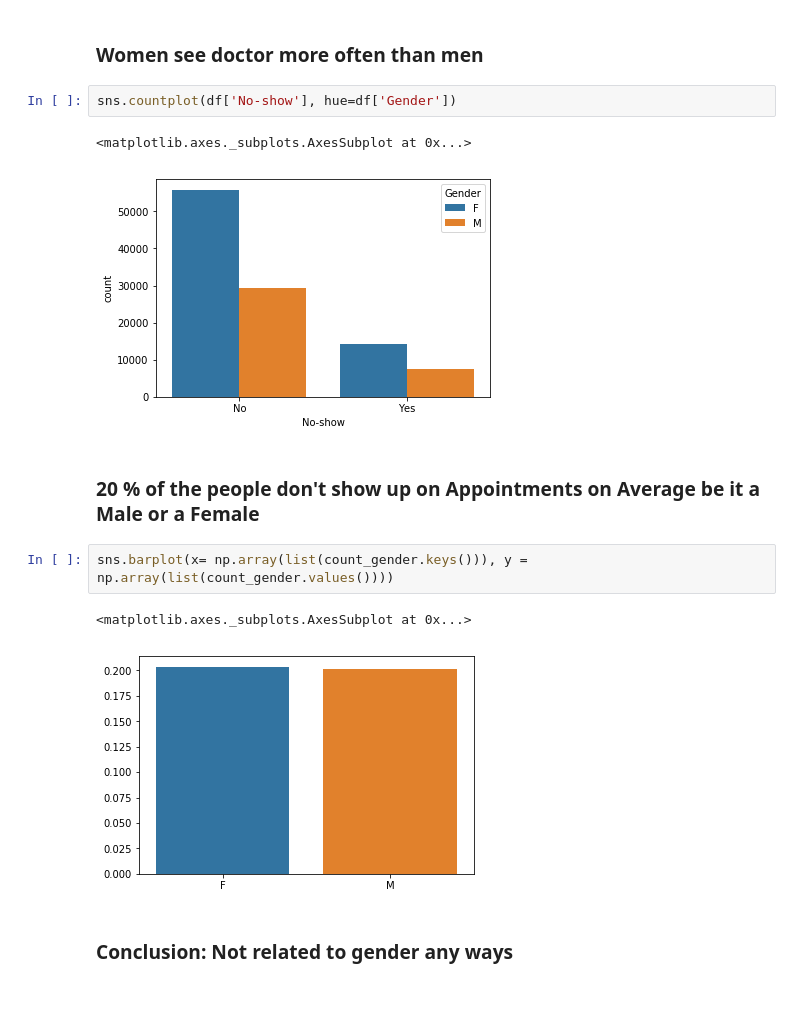
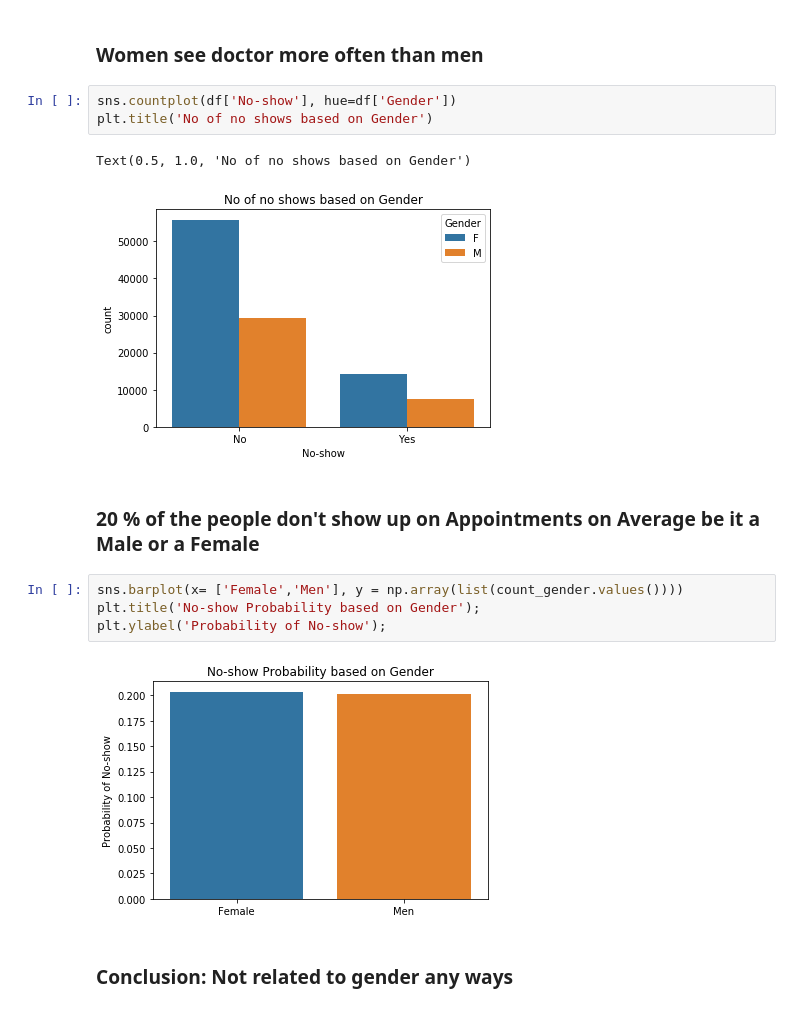
Before and after one commit to harveenchadha/Udacity-Data-Analyst-Nanodegree, a Jupyter notebook: Project 2/Kaggle-No-show-Analysis.ipynb, the cells around one changed output. Cells and saved outputs as stored; diff of their text form.

```diff
--- a/Project 2/Kaggle-No-show-Analysis.ipynb
+++ b/Project 2/Kaggle-No-show-Analysis.ipynb
@@ -115,16 +115,18 @@ count_gender = findProb(['Gender'],df, True)
 ### Women see doctor more often than men
 # %%
 sns.countplot(df['No-show'], hue=df['Gender'])
+plt.title('No of no shows based on Gender')
 # %% [output]
-<matplotlib.axes._subplots.AxesSubplot at 0x...>
+Text(0.5, 1.0, 'No of no shows based on Gender')
-[figure, old version]
+[figure, new version]
 # %% [markdown]
 ### 20 % of the people don't show up on Appointments on Average be it a Male or a Female
 # %%
-sns.barplot(x= np.array(list(count_gender.keys())), y = np.array(list(count_gender.values())))
+sns.barplot(x= ['Female','Men'], y = np.array(list(count_gender.values())))
+plt.title('No-show Probability based on Gender');
+plt.ylabel('Probability of No-show');
 # %% [output]
-<matplotlib.axes._subplots.AxesSubplot at 0x...>
-[figure, old version]
+[figure, new version]
 # %% [markdown]
 ### Conclusion: Not related to gender any ways
 # %% [markdown]
```
Also changed, not shown: parts of 28 cells of this notebook.
